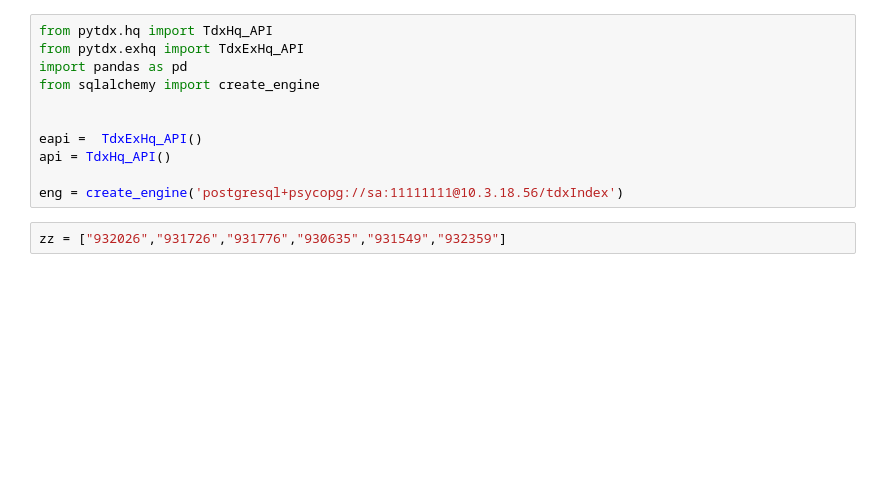
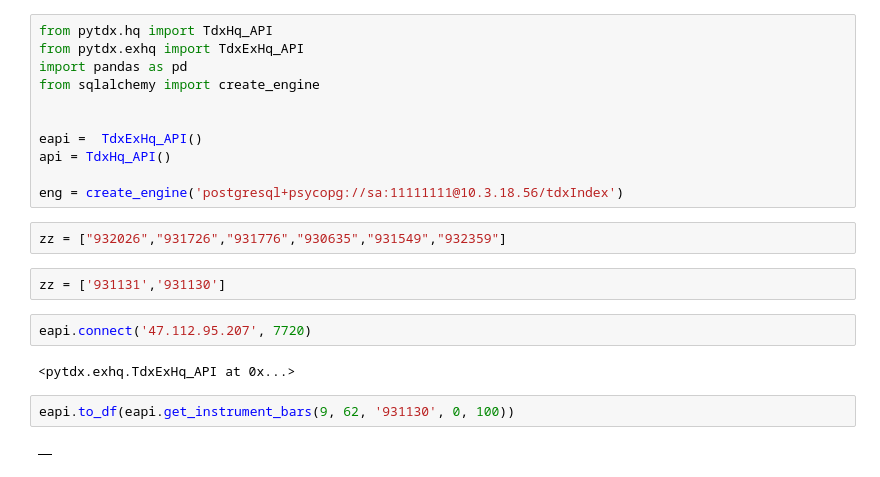
Before and after one commit to u588/app, a Jupyter notebook: TDXapp/tdxIndexIniM.ipynb, the cells around one changed output. Cells and saved outputs as stored; diff of their text form; blank space fills up the shorter version.

```diff
--- a/TDXapp/tdxIndexIniM.ipynb
+++ b/TDXapp/tdxIndexIniM.ipynb
@@ -11,6 +11,16 @@ api = TdxHq_API()
 eng = create_engine('postgresql+psycopg://sa:11111111@10.3.18.56/tdxIndex')
 # %%
 zz = ["932026","931726","931776","930635","931549","932359"]
+# %%
+zz = ['931131','931130']
+# %%
+eapi.connect('47.112.95.207', 7720)
+# %% [output]
+<pytdx.exhq.TdxExHq_API at 0x...>
+# %%
+eapi.to_df(eapi.get_instrument_bars(9, 62, '931130', 0, 100))
+# %% [output]
+|  |
 # %%
 with eapi.connect('47.112.95.207', 7720):
     IndexLists=zz
```
Also changed, not shown: parts of 1 cell of this notebook, 3 other files.
